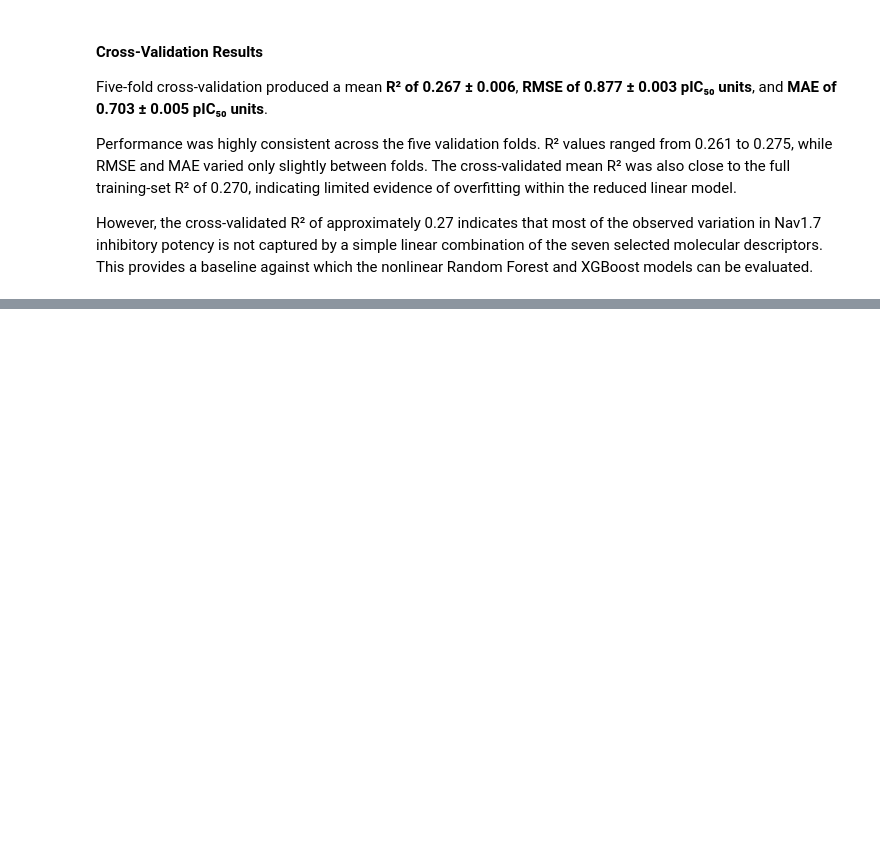
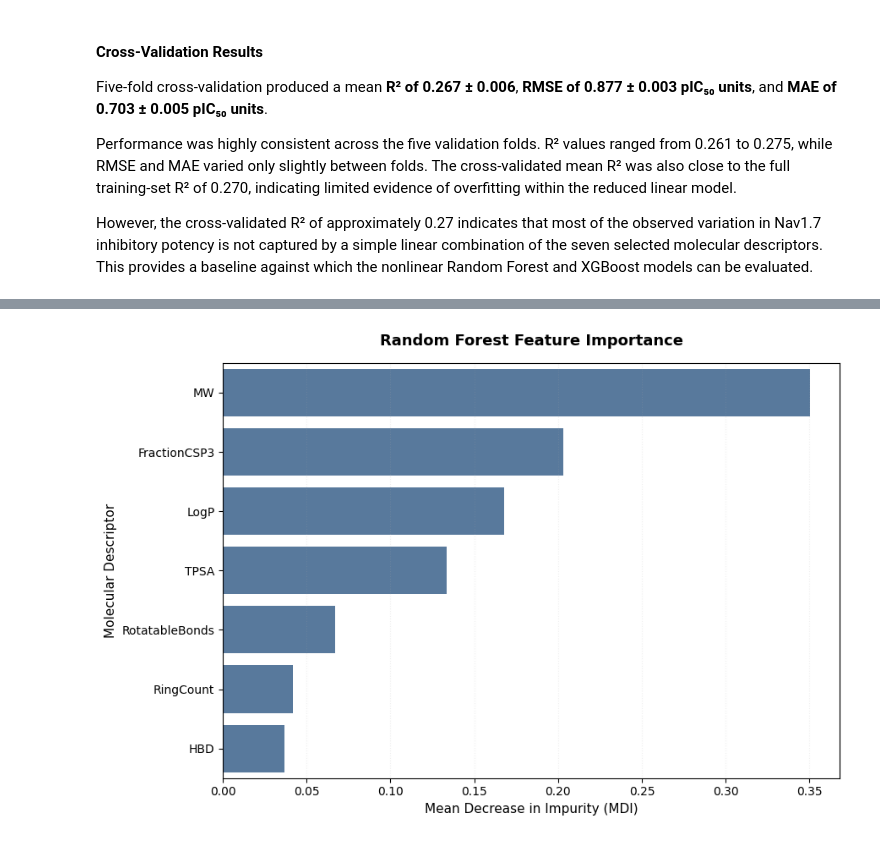
Before and after one commit to larry-xiping/nav1.7-sodium-channel-sar, a Jupyter notebook: notebooks/03_machine_learning_models.ipynb, the cells around one changed output, grey strips where cells are left out. Cells and saved outputs as stored; diff of their text form; code cells hidden in the pictures; blank space fills up the shorter version.

```diff
--- a/notebooks/03_machine_learning_models.ipynb
+++ b/notebooks/03_machine_learning_models.ipynb
@@ -470,16 +517,16 @@ MAE:  0.519 ± 0.007 pIC₅₀ units
 # %%
-# Fit Random Forest on the complete training set
+# Fit the Random Forest on the complete training set
+# using the same 7 descriptors as the linear QSAR model
 rf_model = RandomForestRegressor(
     n_estimators=100,
     random_state=42,
     n_jobs=-1
 )
 
-rf_model.fit(X_train, y_train)
+rf_model.fit(X_train_reduced, y_train)
 
-print(
-    f"Random Forest fitted on "
-    f"{len(X_train):,} training compounds using "
-    f"{X_train.shape[1]} molecular descriptors."
-)
+print("--- Final Random Forest Training Fit ---")
+print(f"Training compounds: {len(X_train_reduced):,}")
+print(f"Descriptors:        {X_train_reduced.shape[1]}")
+print(f"Trees:              {rf_model.n_estimators}")
 # %% [output]
@@ -496,0 +582,36 @@ These results establish Random Forest as a stronger nonlinear benchmark for subs
+# %%
+plt.figure(figsize=(9, 6))
+
+sns.barplot(
+    data=rf_importance_df,
+    x='Importance',
+    y='Descriptor',
+    color=COLOR_PRIMARY
+)
+
+plt.title(
+    "Random Forest Feature Importance",
+    fontsize=13,
+    fontweight='bold',
+    pad=15
+)
+
+plt.xlabel(
+    "Mean Decrease in Impurity (MDI)",
+    fontsize=11
+)
+plt.ylabel(
+    "Molecular Descriptor",
+    fontsize=11
+)
+
+plt.grid(
+    axis='x',
+    alpha=0.2,
+    linestyle=':'
+)
+
+plt.tight_layout()
+plt.show()
+# %% [output]
+[figure, added]
```
Also changed, not shown: parts of 19 cells of this notebook.
